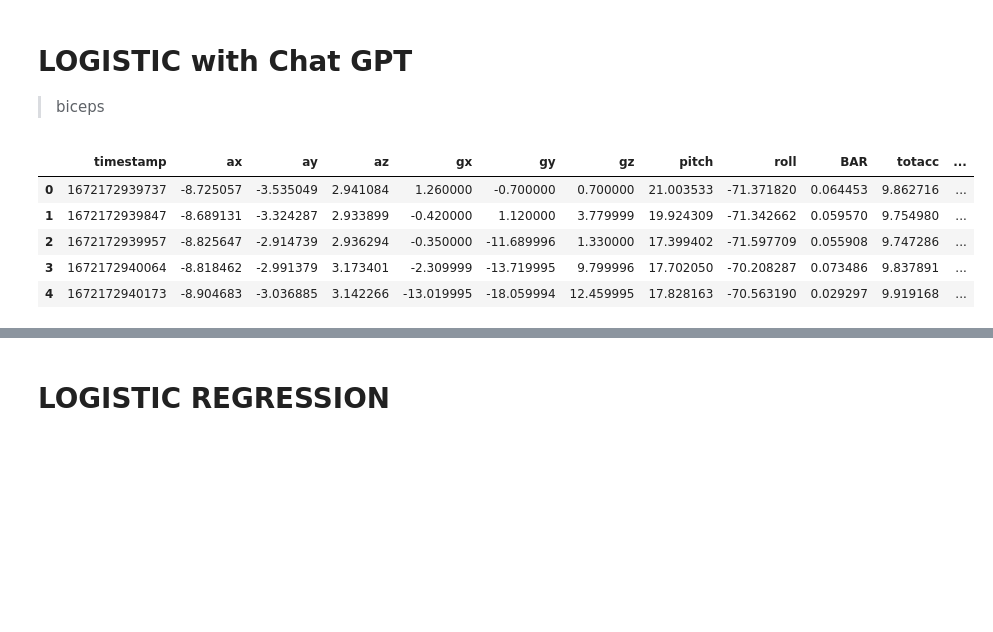
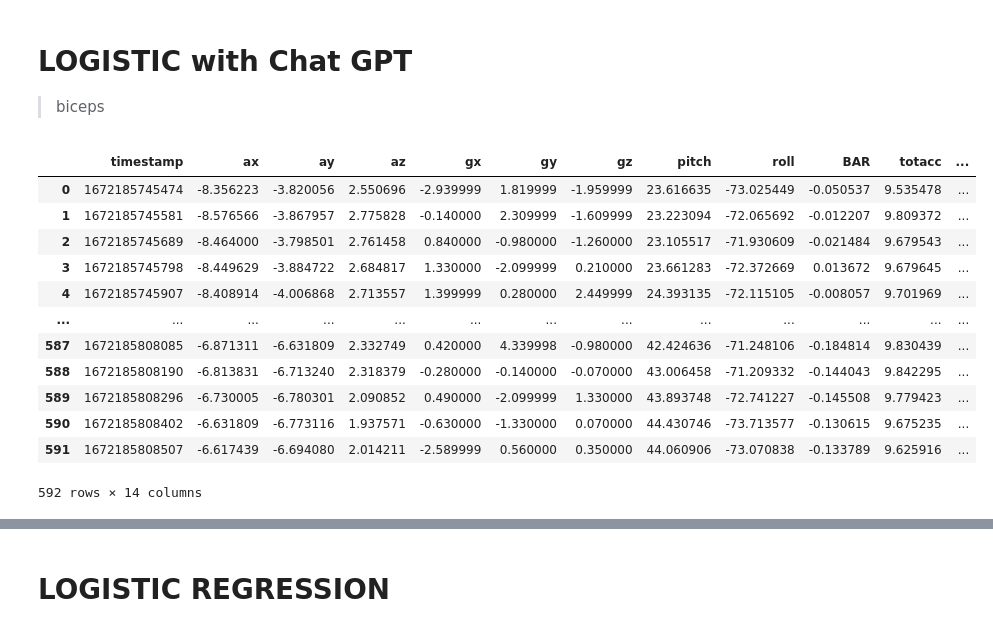
Before and after one commit to paoloartasensi/wow, a Jupyter notebook: PressMOVLogisticWithChatGPT.ipynb, the cells around one changed output, grey strips where cells are left out. Cells and saved outputs as stored; diff of their text form; code cells hidden in the pictures; blank space fills up the shorter version.

```diff
--- a/PressMOVLogisticWithChatGPT.ipynb
+++ b/PressMOVLogisticWithChatGPT.ipynb
@@ -7,15 +7,4 @@ import pandas as pd
 from sklearn.linear_model import LogisticRegression
 from sklearn.model_selection import train_test_split
 import numpy as np
-
-# Load the dataset into a pandas DataFrame
-df = pd.read_csv('/Users/paoloartasensi/Python_Scripts/artabax/Gdrive_csv/20221227_0931PM_biceps.csv')
-
-df.head()
+import os
-# %% [output]
-|  | timestamp | ax | ay | az | gx | gy | gz | pitch | roll | BAR | totacc | ... |
-| 0 | 1672172939737 | -8.725057 | -3.535049 | 2.941084 | 1.260000 | -0.700000 | 0.700000 | 21.003533 | -71.371820 | 0.064453 | 9.862716 | ... |
-| 1 | 1672172939847 | -8.689131 | -3.324287 | 2.933899 | -0.420000 | 1.120000 | 3.779999 | 19.924309 | -71.342662 | 0.059570 | 9.754980 | ... |
-| 2 | 1672172939957 | -8.825647 | -2.914739 | 2.936294 | -0.350000 | -11.689996 | 1.330000 | 17.399402 | -71.597709 | 0.055908 | 9.747286 | ... |
-| 3 | 1672172940064 | -8.818462 | -2.991379 | 3.173401 | -2.309999 | -13.719995 | 9.799996 | 17.702050 | -70.208287 | 0.073486 | 9.837891 | ... |
-| 4 | 1672172940173 | -8.904683 | -3.036885 | 3.142266 | -13.019995 | -18.059994 | 12.459995 | 17.828163 | -70.563190 | 0.029297 | 9.919168 | ... |
@@ -22,3 +19,23 @@ df.head()
+# %%
+
+# Load the dataset into a pandas DataFrame
+df = pd.read_csv(path+'Gdrive_csv/20221228_0104AM_shoulderfly.csv')
+#df_raw.set_index('Time', inplace=True)
+df
+# %% [output]
+|  | timestamp | ax | ay | az | gx | gy | gz | pitch | roll | BAR | totacc | ... |
+| 0 | 1672185745474 | -8.356223 | -3.820056 | 2.550696 | -2.939999 | 1.819999 | -1.959999 | 23.616635 | -73.025449 | -0.050537 | 9.535478 | ... |
+| 1 | 1672185745581 | -8.576566 | -3.867957 | 2.775828 | -0.140000 | 2.309999 | -1.609999 | 23.223094 | -72.065692 | -0.012207 | 9.809372 | ... |
+| 2 | 1672185745689 | -8.464000 | -3.798501 | 2.761458 | 0.840000 | -0.980000 | -1.260000 | 23.105517 | -71.930609 | -0.021484 | 9.679543 | ... |
+| 3 | 1672185745798 | -8.449629 | -3.884722 | 2.684817 | 1.330000 | -2.099999 | 0.210000 | 23.661283 | -72.372669 | 0.013672 | 9.679645 | ... |
+| 4 | 1672185745907 | -8.408914 | -4.006868 | 2.713557 | 1.399999 | 0.280000 | 2.449999 | 24.393135 | -72.115105 | -0.008057 | 9.701969 | ... |
+| ... | ... | ... | ... | ... | ... | ... | ... | ... | ... | ... | ... | ... |
+| 587 | 1672185808085 | -6.871311 | -6.631809 | 2.332749 | 0.420000 | 4.339998 | -0.980000 | 42.424636 | -71.248106 | -0.184814 | 9.830439 | ... |
+| 588 | 1672185808190 | -6.813831 | -6.713240 | 2.318379 | -0.280000 | -0.140000 | -0.070000 | 43.006458 | -71.209332 | -0.144043 | 9.842295 | ... |
+| 589 | 1672185808296 | -6.730005 | -6.780301 | 2.090852 | 0.490000 | -2.099999 | 1.330000 | 43.893748 | -72.741227 | -0.145508 | 9.779423 | ... |
+| 590 | 1672185808402 | -6.631809 | -6.773116 | 1.937571 | -0.630000 | -1.330000 | 0.070000 | 44.430746 | -73.713577 | -0.130615 | 9.675235 | ... |
+| 591 | 1672185808507 | -6.617439 | -6.694080 | 2.014211 | -2.589999 | 0.560000 | 0.350000 | 44.060906 | -73.070838 | -0.133789 | 9.625916 | ... |
+592 rows × 14 columns
 # %%
 df.info()
 # %% [output]
```
Also changed, not shown: parts of 9 cells of this notebook.
